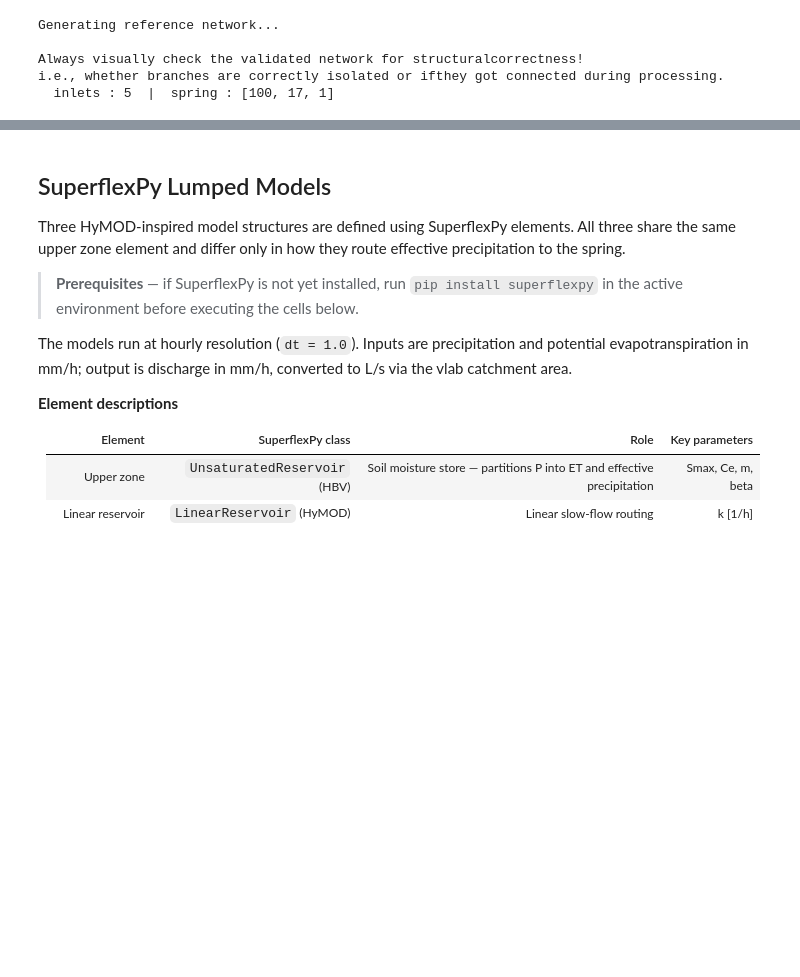
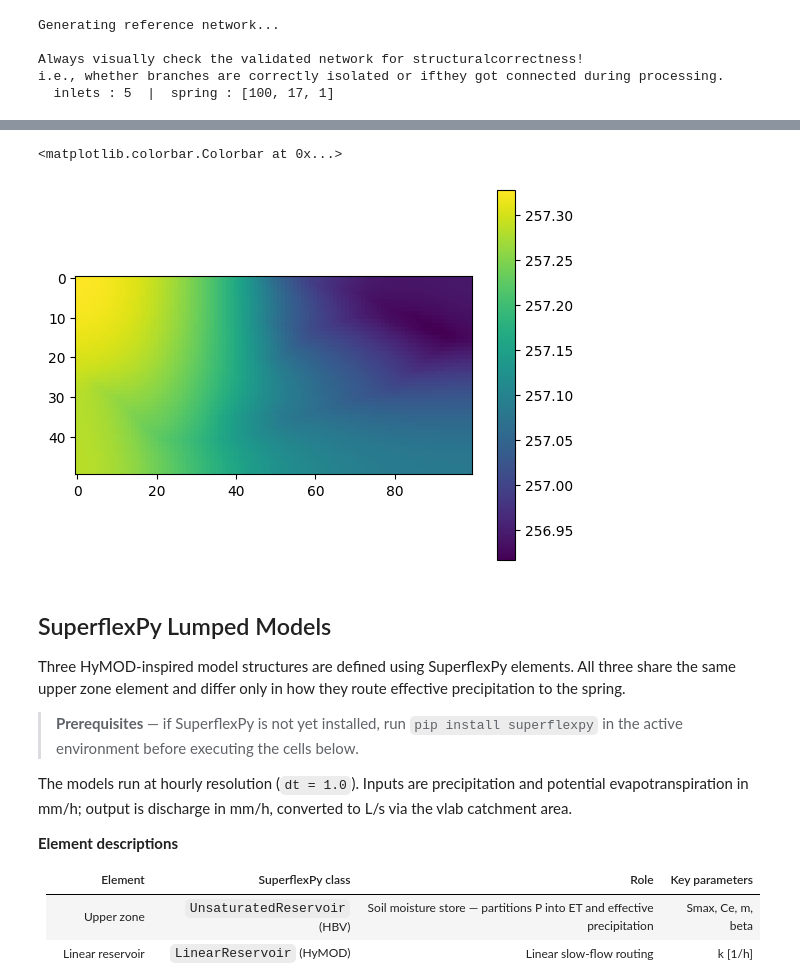
Before and after one commit to iGW-TU-Dresden/CFPy, a Jupyter notebook: vlab/examples/VLAB_06.ipynb, the cells around one changed output, grey strips where cells are left out. Drawn from its saved outputs; the diff is of its cells as text; code cells hidden in the pictures; blank space fills up the shorter version.

```diff
--- a/vlab/examples/VLAB_06.ipynb
+++ b/vlab/examples/VLAB_06.ipynb
@@ -172,3 +223,9 @@ plt.show()
+# %%
+plt.imshow(heads[40, 0, :, :])
+plt.colorbar()
+# %% [output]
+<matplotlib.colorbar.Colorbar at 0x...>
+[figure, added]
 # %% [markdown]
 ## SuperflexPy Lumped Models
 
```
Also changed, not shown: parts of 11 cells of this notebook, 1 other file.
